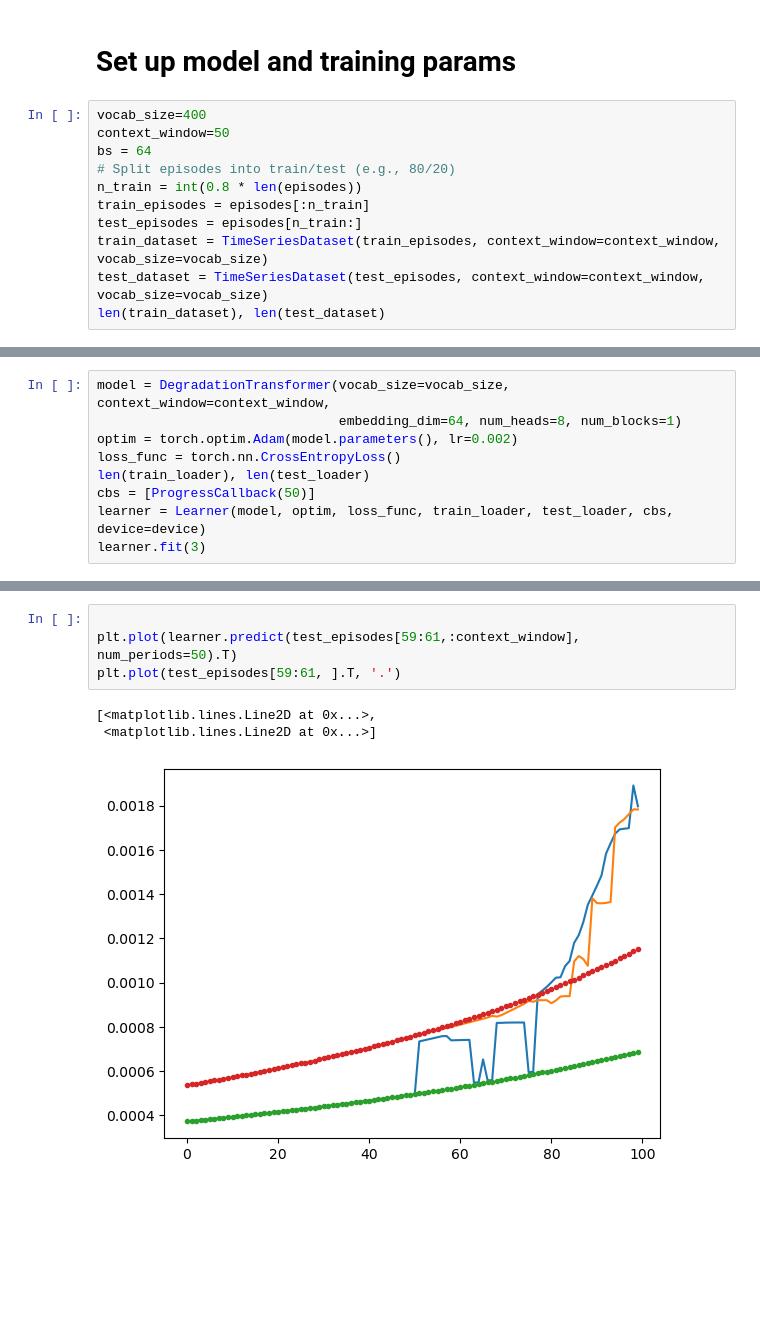
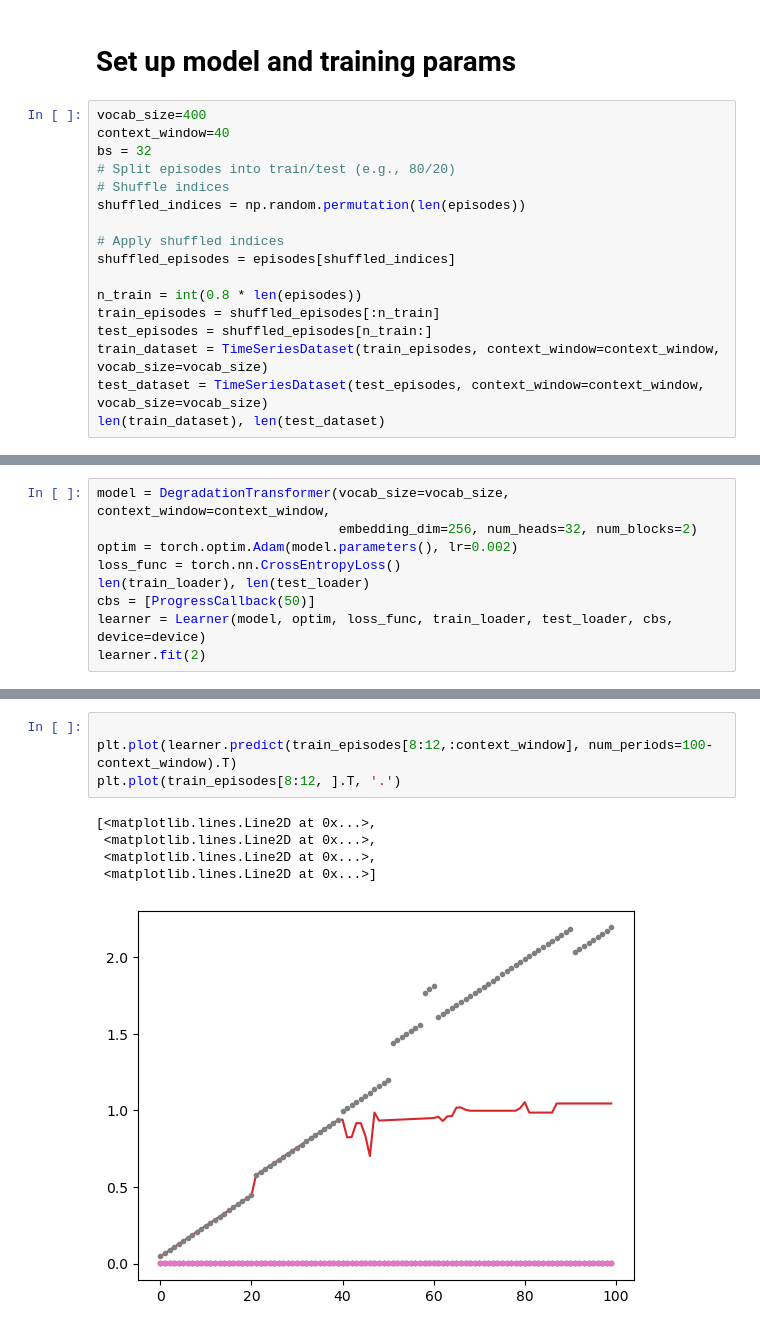
Before and after one commit to seyedasadzadeh/degradation-transformer, a Jupyter notebook: main.ipynb, the cells around one changed output, grey strips where cells are left out. Drawn from its saved outputs; the diff is of its cells as text; blank space fills up the shorter version.

```diff
--- a/main.ipynb
+++ b/main.ipynb
@@ -89,12 +90,18 @@ Max: 2.9972916386513817
 # Set up model and training params
 # %%
 vocab_size=400
-context_window=50
-bs = 64
+context_window=40
+bs = 32
 # Split episodes into train/test (e.g., 80/20)
+# Shuffle indices
+shuffled_indices = np.random.permutation(len(episodes))
+
+# Apply shuffled indices
+shuffled_episodes = episodes[shuffled_indices]
+
 n_train = int(0.8 * len(episodes))
-train_episodes = episodes[:n_train]
-test_episodes = episodes[n_train:]
+train_episodes = shuffled_episodes[:n_train]
+test_episodes = shuffled_episodes[n_train:]
 train_dataset = TimeSeriesDataset(train_episodes, context_window=context_window, vocab_size=vocab_size)
 test_dataset = TimeSeriesDataset(test_episodes, context_window=context_window, vocab_size=vocab_size)
 len(train_dataset), len(test_dataset)
@@ -113,10 +120,10 @@ len(train_loader), len(test_loader)
 # %%
 model = DegradationTransformer(vocab_size=vocab_size, context_window=context_window,
-                               embedding_dim=64, num_heads=8, num_blocks=1)
+                               embedding_dim=256, num_heads=32, num_blocks=2)
 optim = torch.optim.Adam(model.parameters(), lr=0.002)
 loss_func = torch.nn.CrossEntropyLoss()
 len(train_loader), len(test_loader)
 cbs = [ProgressCallback(50)]
 learner = Learner(model, optim, loss_func, train_loader, test_loader, cbs, device=device)
-learner.fit(3)
+learner.fit(2)
 # %% [output]
@@ -136,8 +137,10 @@ learner.predict(test_episodes[58:60,:context_window], num_periods=60).shape
 # %%
 
-plt.plot(learner.predict(test_episodes[59:61,:context_window], num_periods=50).T)
-plt.plot(test_episodes[59:61, ].T, '.')
+plt.plot(learner.predict(train_episodes[8:12,:context_window], num_periods=100-context_window).T)
+plt.plot(train_episodes[8:12, ].T, '.')
 # %% [output]
 [<matplotlib.lines.Line2D at 0x...>,
+ <matplotlib.lines.Line2D at 0x...>,
+ <matplotlib.lines.Line2D at 0x...>,
  <matplotlib.lines.Line2D at 0x...>]
-[figure, old version]
+[figure, new version]
```
Also changed, not shown: parts of 29 cells of this notebook, 1 other file.
